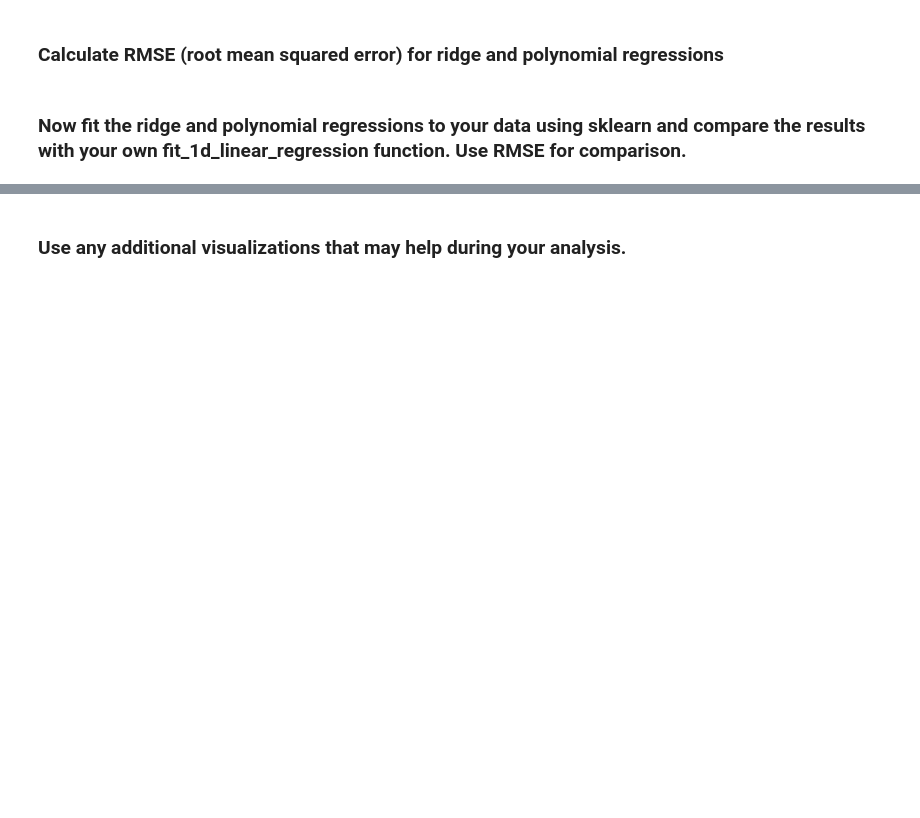
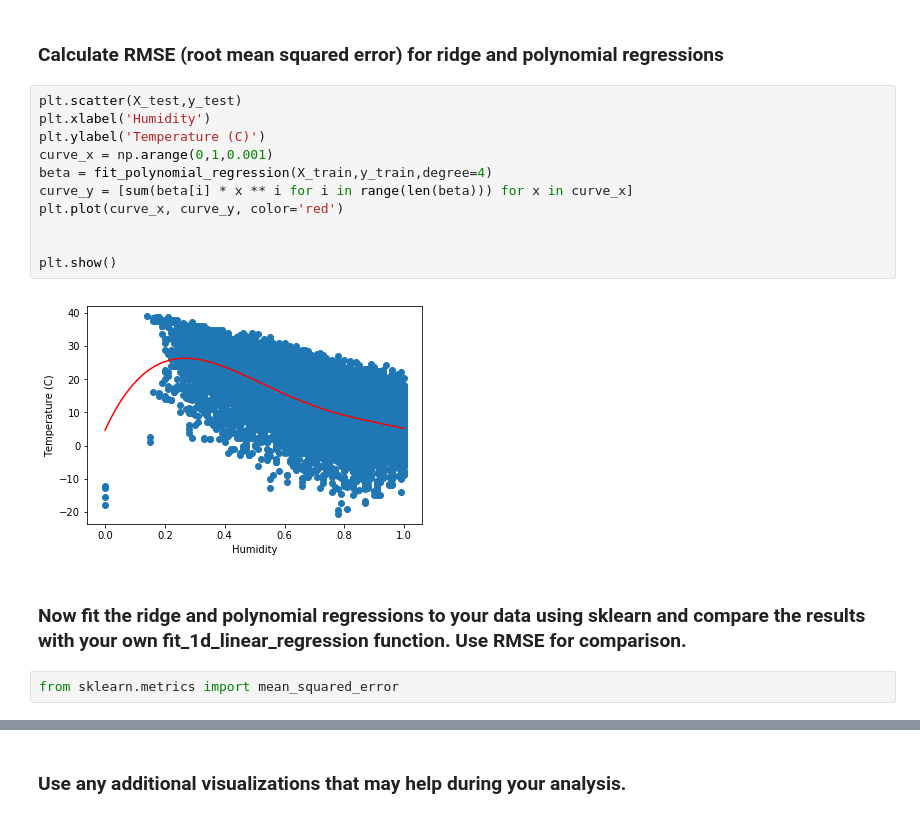
Before and after one commit to ed519/Intro_to_ml, a Jupyter notebook: Lecture6/Polynomial and ridge_practical_homework.ipynb, the cells around one changed output, grey strips where cells are left out. Saved outputs shown, nothing was run; the diff lists cells and outputs as text; blank space fills up the shorter version.

```diff
--- a/Lecture6/Polynomial and ridge_practical_homework.ipynb
+++ b/Lecture6/Polynomial and ridge_practical_homework.ipynb
@@ -171,4 +182,19 @@ plt.show() # xoranard funkica funkciai grafik
 # %% [markdown]
 ### Calculate RMSE (root mean squared error) for ridge and polynomial regressions
+# %%
+plt.scatter(X_test,y_test)
+plt.xlabel('Humidity')
+plt.ylabel('Temperature (C)')
+curve_x = np.arange(0,1,0.001)
+beta = fit_polynomial_regression(X_train,y_train,degree=4)
+curve_y = [sum(beta[i] * x ** i for i in range(len(beta))) for x in curve_x]
+plt.plot(curve_x, curve_y, color='red')
+
+
+plt.show()
+# %% [output]
+[figure, added]
 # %% [markdown]
 ### Now fit the ridge and polynomial regressions to your data using sklearn and compare the results with your own fit_1d_linear_regression function. Use RMSE for comparison.
+# %%
+from sklearn.metrics import mean_squared_error
```
Also changed, not shown: parts of 3 cells of this notebook, 2 other files.
